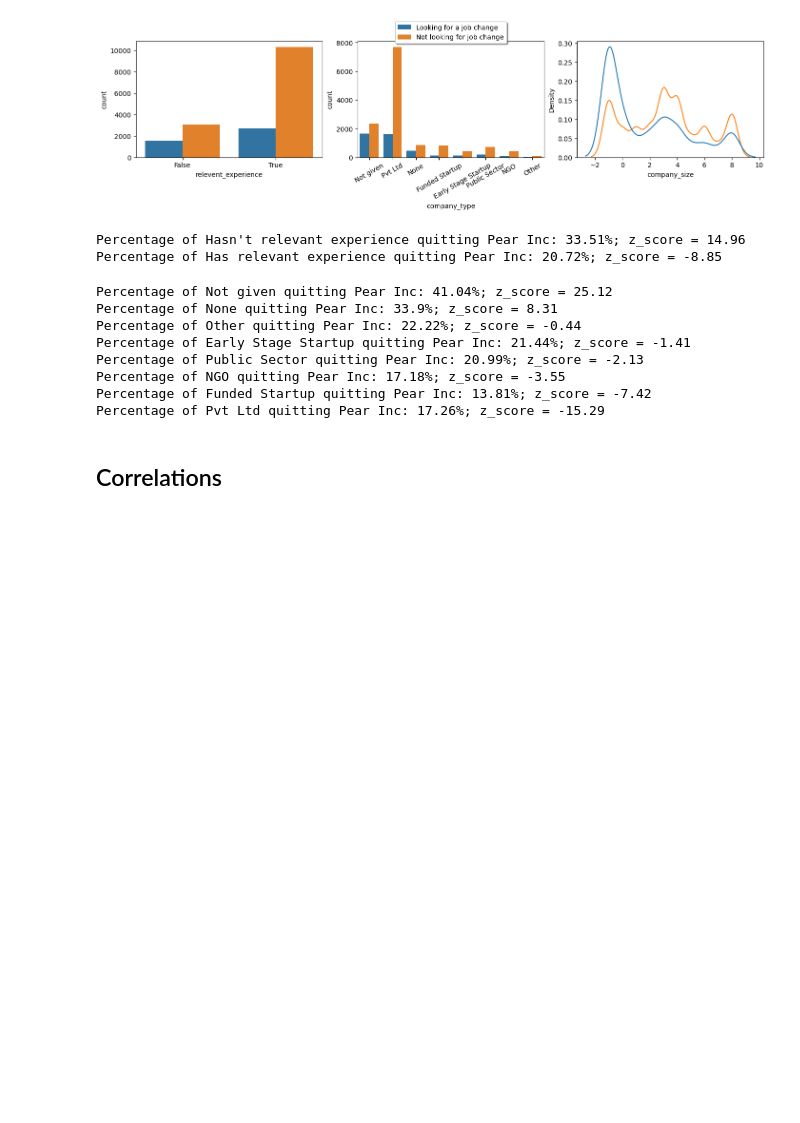
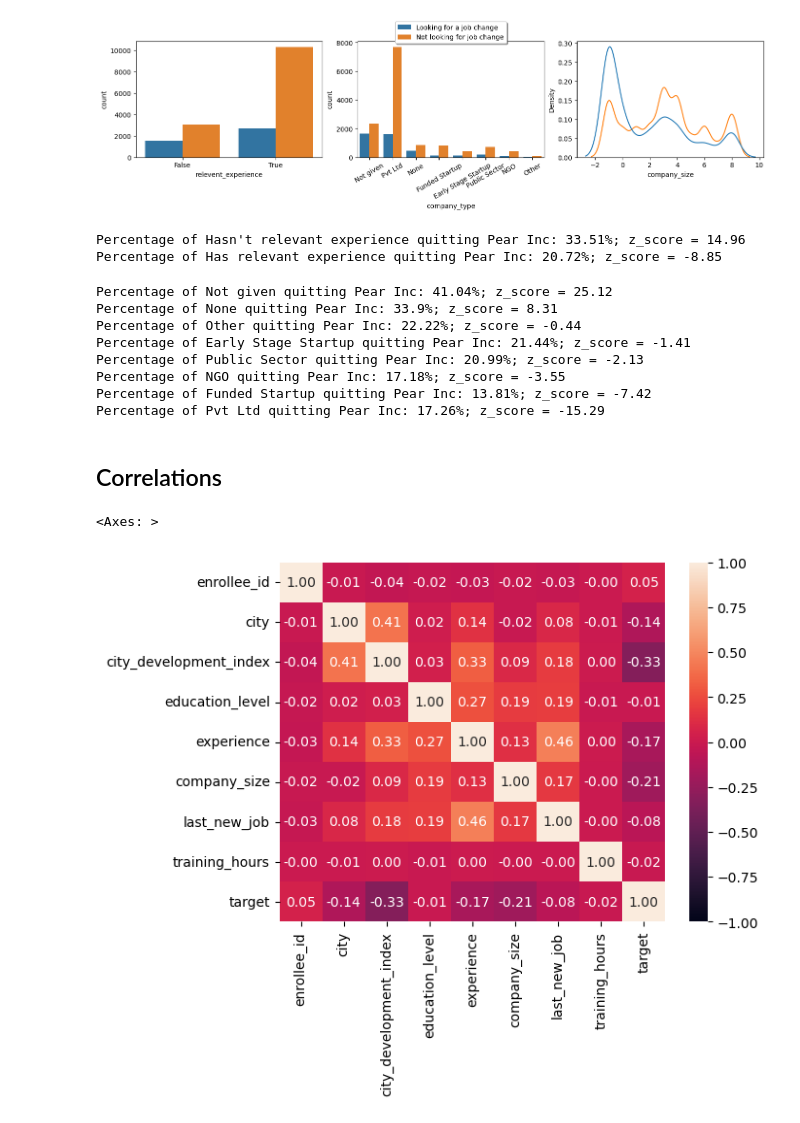
Before and after one commit to teob97/xtream-ai-assignment, a Jupyter notebook: notebooks/challenge_1.ipynb, the cells around one changed output. Cells and saved outputs as stored; diff of their text form; code cells hidden in the pictures; blank space fills up the shorter version.

```diff
--- a/notebooks/challenge_1.ipynb
+++ b/notebooks/challenge_1.ipynb
@@ -335,3 +335,8 @@ Percentage of Funded Startup quitting Pear Inc: 13.81%; z_score = -7.42
 Percentage of Pvt Ltd quitting Pear Inc: 17.26%; z_score = -15.29
 # %% [markdown]
 ## Correlations
+# %%
+sns.heatmap(pd.get_dummies(data.select_dtypes('number')).corr(), vmin=-1, vmax=+1, annot=True, fmt=".2f")
+# %% [output]
+<Axes: >
+[figure, added]
```
